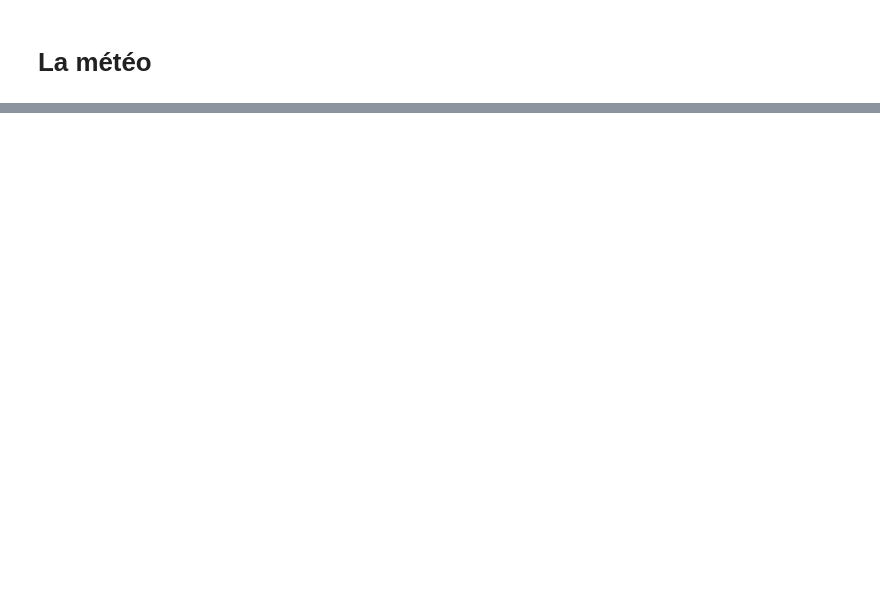
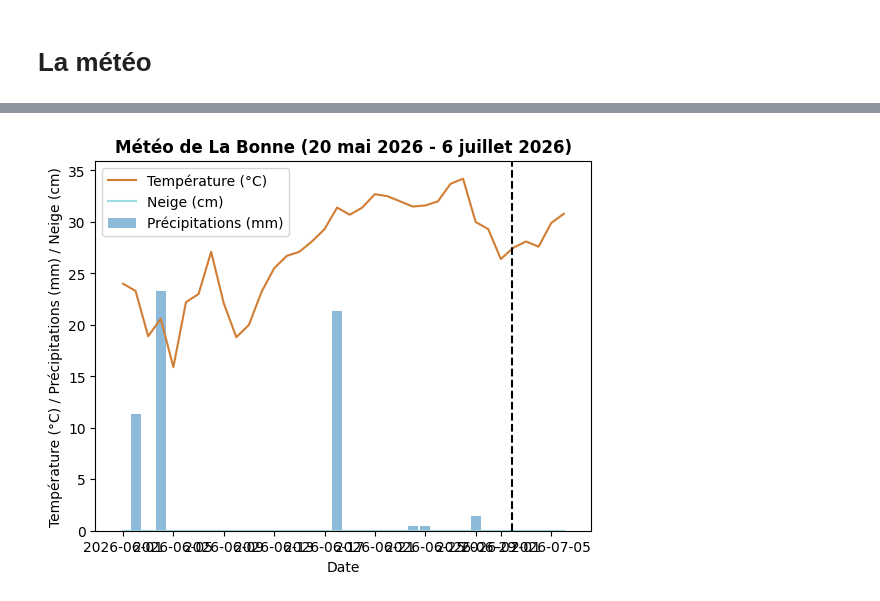
Before and after one commit to MathisBorie/river_level, a Jupyter notebook: niveau_bonne.ipynb, the cells around one changed output, grey strips where cells are left out. Cells and saved outputs as stored; diff of their text form; code cells hidden in the pictures; blank space fills up the shorter version.

```diff
--- a/niveau_bonne.ipynb
+++ b/niveau_bonne.ipynb
@@ -791,3 +490,17 @@ def correlation_niveau_parametres(date_debut, date_fin, n=7, parametres='all',
+# %%
+meteo_data = fetch_weather_data(44.9003, 5.9444, "2026-06-01", "2026-07-06")
+plt.plot(meteo_data['date'], meteo_data['temperature_C'], color='#D17D34', label='Température (°C)')
+plt.bar(meteo_data['date'], meteo_data['precip_mm'], color='#1f77b4', alpha=0.5, label='Précipitations (mm)')
+plt.plot(meteo_data['date'], meteo_data['snow_cm'], color='#9edae5', label='Neige (cm)')
+plt.title("Météo de La Bonne (20 mai 2026 - 6 juillet 2026)", fontweight='bold')
+plt.xlabel("Date")
+plt.ylabel("Température (°C) / Précipitations (mm) / Neige (cm)")
+plt.legend()
+#bar verticale en poitiller aujourd'hui
+plt.axvline(datetime.now(), color='black', linestyle='--', label="Aujourd'hui")
+plt.show()
+# %% [output]
+[figure, added]
 # %%
 def encode_cyclical_date(date_obj):
     """Encode une date en deux composantes cycliques (sin, cos) pour éviter la cassure du Nouvel An."""
```
Also changed, not shown: parts of 38 cells of this notebook, 1 other file.
